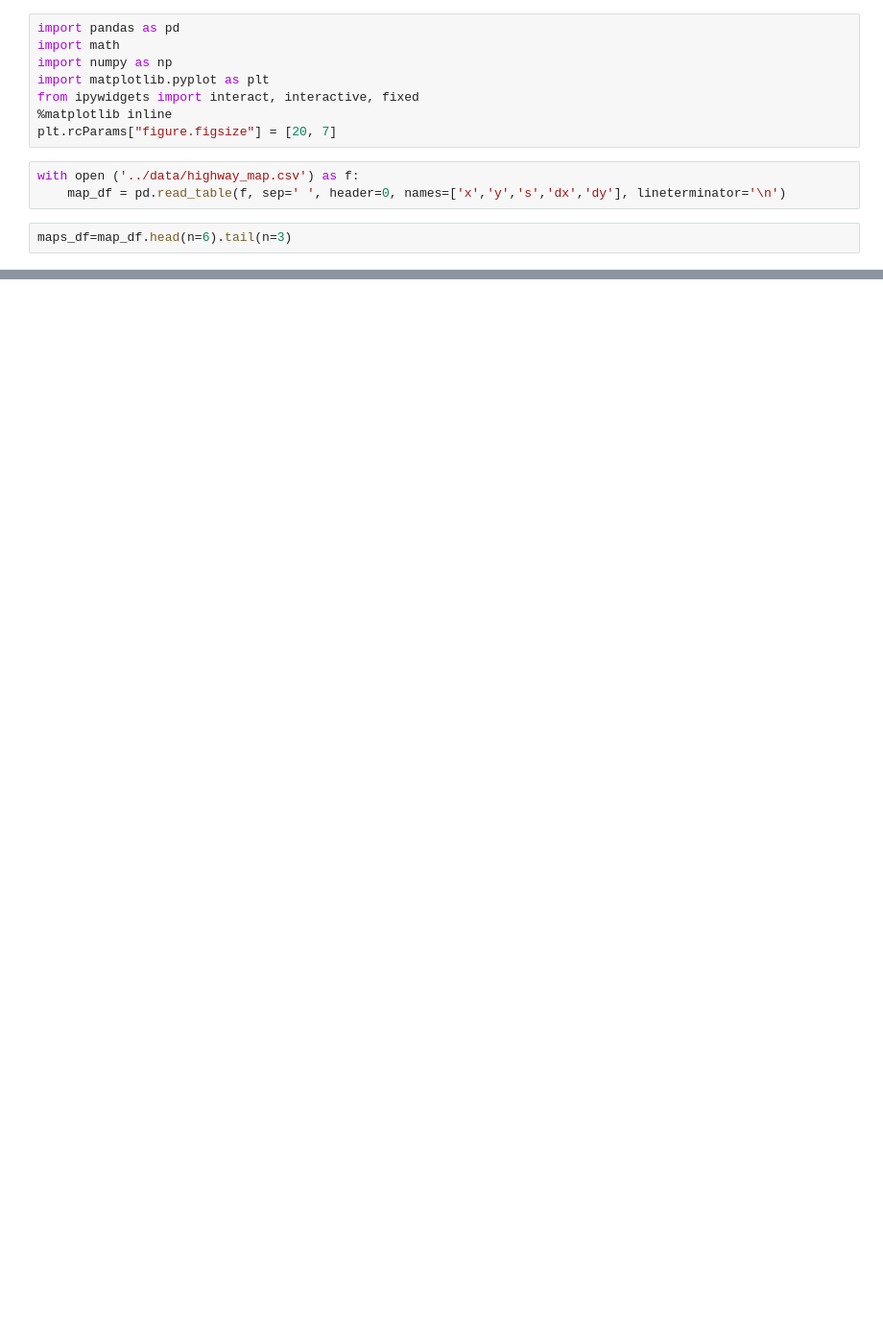
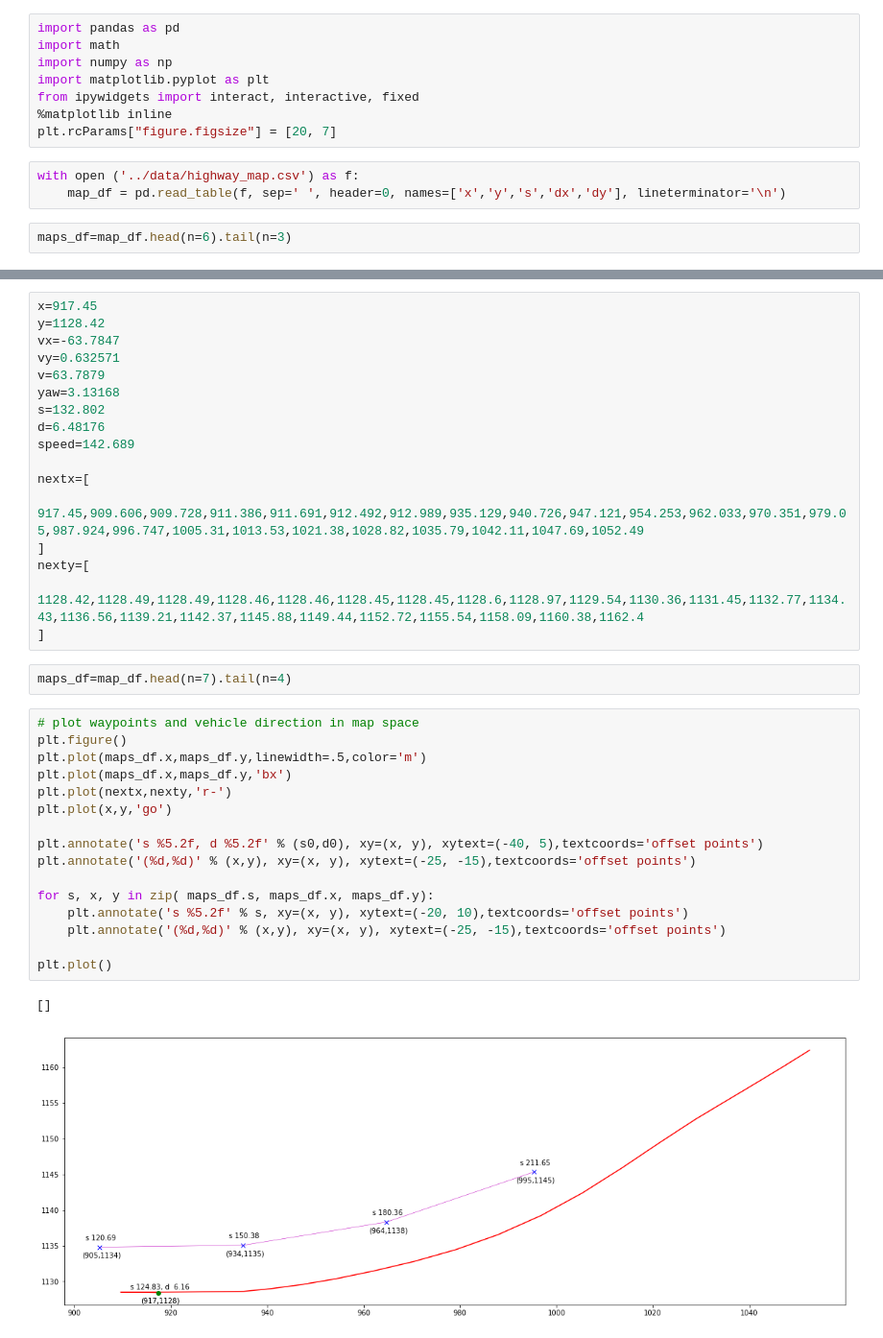
Before and after one commit to hortovanyi/CarND-Path-Planning-Project-JMT, a Jupyter notebook: notebooks/map and waypoint exploration.ipynb, the cells around one changed output, grey strips where cells are left out. Shown: that part at 96% size. Cells and saved outputs as stored; diff of their text form; blank space fills up the shorter version.

```diff
--- a/notebooks/map and waypoint exploration.ipynb
+++ b/notebooks/map and waypoint exploration.ipynb
@@ -101,0 +90,38 @@ plt.plot()
+# %%
+x=917.45
+y=1128.42
+vx=-63.7847
+vy=0.632571
+v=63.7879
+yaw=3.13168
+s=132.802
+d=6.48176
+speed=142.689
+
+nextx=[
+     917.45,909.606,909.728,911.386,911.691,912.492,912.989,935.129,940.726,947.121,954.253,962.033,970.351,979.05,987.924,996.747,1005.31,1013.53,1021.38,1028.82,1035.79,1042.11,1047.69,1052.49
+]
+nexty=[
+    1128.42,1128.49,1128.49,1128.46,1128.46,1128.45,1128.45,1128.6,1128.97,1129.54,1130.36,1131.45,1132.77,1134.43,1136.56,1139.21,1142.37,1145.88,1149.44,1152.72,1155.54,1158.09,1160.38,1162.4
+]
+# %%
+maps_df=map_df.head(n=7).tail(n=4)
+# %%
+# plot waypoints and vehicle direction in map space
+plt.figure()
+plt.plot(maps_df.x,maps_df.y,linewidth=.5,color='m')
+plt.plot(maps_df.x,maps_df.y,'bx')
+plt.plot(nextx,nexty,'r-')
+plt.plot(x,y,'go')
+
+plt.annotate('s %5.2f, d %5.2f' % (s0,d0), xy=(x, y), xytext=(-40, 5),textcoords='offset points')
+plt.annotate('(%d,%d)' % (x,y), xy=(x, y), xytext=(-25, -15),textcoords='offset points')
+
+for s, x, y in zip( maps_df.s, maps_df.x, maps_df.y):
+    plt.annotate('s %5.2f' % s, xy=(x, y), xytext=(-20, 10),textcoords='offset points')
+    plt.annotate('(%d,%d)' % (x,y), xy=(x, y), xytext=(-25, -15),textcoords='offset points')
+
+plt.plot()
+# %% [output]
+[]
+[figure, added]
```
Also changed, not shown: parts of 11 cells of this notebook, 6 other files.
